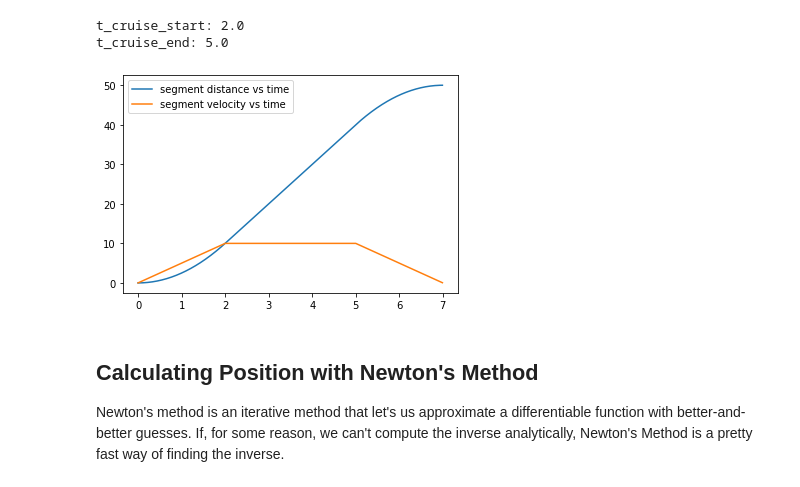
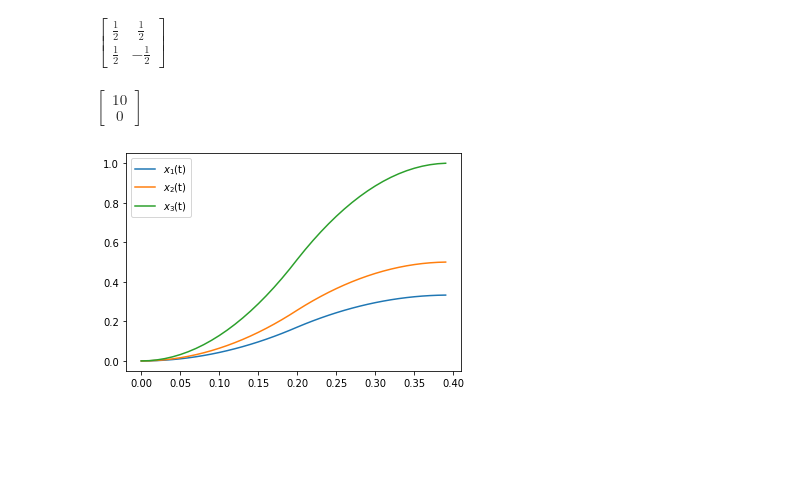
Before and after one commit to Poofjunior/input_shaping_notes, a Jupyter notebook: move_kinematics.ipynb, the cells around one changed output. Saved outputs shown, nothing was run; the diff lists cells and outputs as text; code cells hidden in the pictures; blank space fills up the shorter version.

Commit message:
adding inverse kinematics

```diff
--- a/move_kinematics.ipynb
+++ b/move_kinematics.ipynb
@@ -62,3 +19,0 @@ The cruise region is easy since acceleration is zero and our equation is a line.
-# %%
-x, x_i, v_cruise, t = sp.symbols('x, x_i, v_c, t')
-sp.solve(x_i + v_cruise*t - x, t)
@@ -71,26 +19,0 @@ For the accelerating region, we get:
-# %%
-x, x_i, v_i = sp.symbols('x, x_i, v_i')
-a = sp.symbols('a', positive=True)
-v_cruise = sp.symbols('v_c', positive=True)
-t = sp.symbols('t', positive=True, real=True)
-
-givens = {x_i: 0}
-t_eqns = list(sp.solveset((x_i + v_i*t + sp.Rational(1,2)*a*t**2 - x).subs(givens), t))
-display(t_eqns)
-
-givens = {a: 5,
-          v_i: 0,
-          v_cruise: 10,
-          x_i: 0}
-#t_eqns = list()
-t_eqn1 = sp.lambdify(x, t_eqns[0].subs(givens))
-t_eqn2 = sp.lambdify(x, t_eqns[1].subs(givens))
-
-pos_series = np.arange(0, 10., 0.01)
-t_eqn1_series = [t_eqn1(x) for x in pos_series]
-t_eqn2_series = [t_eqn2(x) for x in pos_series]
-
-plt.plot(pos_series, t_eqn1_series, label = "t_eqn1 vs pos")
-plt.plot(pos_series, t_eqn2_series, label="t_eqn2 vs pos")
-plt.legend()
-plt.show()
@@ -360,0 +105,16 @@ class Move(object):
+# %%
+# CoreXY Kinematics
+A = sp.Matrix([[sp.Rational(1,2), sp.Rational(1,2)], [sp.Rational(1,2), -sp.Rational(1,2)]])
+A
+# %% [output]
+$\displaystyle \left[\begin{matrix}\frac{1}{2} & \frac{1}{2}\\\frac{1}{2} & - \frac{1}{2}\end{matrix}\right]$
+# %%
+x0 = sp.Matrix([0, 0]) # This is interpretted as a column vector
+x1 = sp.Matrix([10, 10])
+
+A*x1
+
+#deltax = Move1D(v_initial=0.0, v_final=0.0, start_pos=0.0, end_pos=10.0)
+#deltay = Move1D(v_initial=0.0, v_final=0.0, start_pos=0.0, end_pos=10.0)
+# %% [output]
+$\displaystyle \left[\begin{matrix}10\\0\end{matrix}\right]$
@@ -361,17 +173,12 @@ class Move(object):
 # %%
-my_move = Move(0.0, 0.0, (0.0, 0.0), (50, 0.0))
-time_series = np.arange(0, my_move.t_move_end, 0.01)
-dist_series = [my_move.get_position(t) for t in time_series]
-velocity_series = [my_move.get_velocity(t) for t in time_series]
-plt.plot(time_series, dist_series, label = "segment distance vs time")
-plt.plot(time_series, velocity_series, label = "segment velocity vs time")
+my_3d_move = MoveND(0, 0, [0, 0, 0], [0.333, 0.5, 1]) # A 3D Move.
+
+time_series = np.arange(0, my_3d_move.scalar_move.t_move_end, 0.01)
+pos_series = np.array([my_3d_move.get_position(t) for t in time_series])
+plt.plot(time_series, pos_series[:,0], label = r"$x_1$(t)")
+plt.plot(time_series, pos_series[:,1], label = r"$x_2$(t)")
+plt.plot(time_series, pos_series[:,2], label = r"$x_3$(t)")
 plt.legend()
 plt.show()
 # %% [output]
-t_cruise_start: 2.0
-t_cruise_end: 5.0
-[figure, old version]
+[figure, new version]
-# %% [markdown]
-## Calculating Position with Newton's Method
-
-Newton's method is an iterative method that let's us approximate a differentiable function with better-and-better guesses. If, for some reason, we can't compute the inverse analytically, Newton's Method is a pretty fast way of finding the inverse.
```
Also changed, not shown: parts of 28 cells of this notebook, 2 other files.
